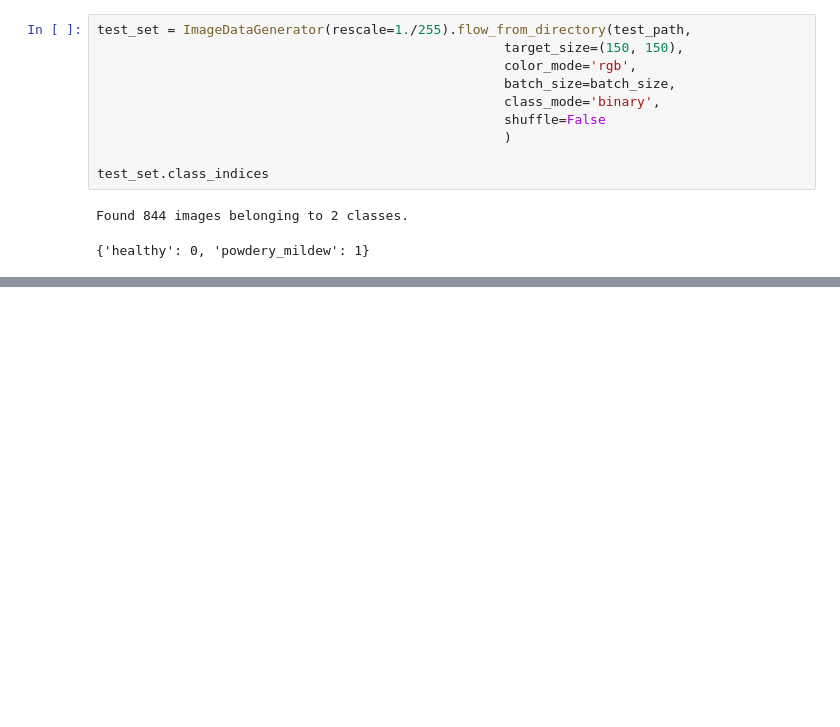
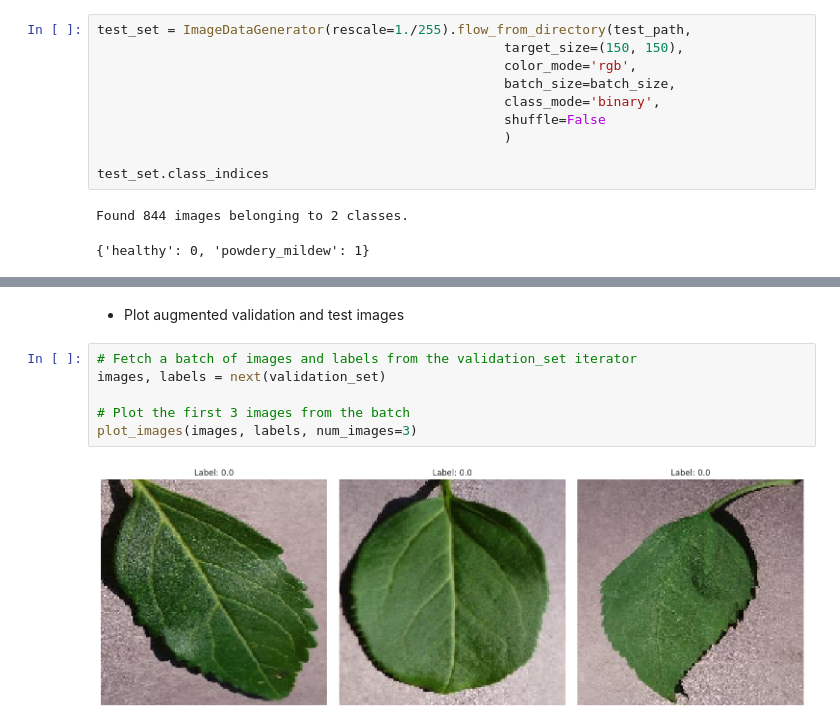
Before and after one commit to Mawadda-Kadi/mildew-detection-in-cherry-leaves, a Jupyter notebook: jupyter_notebooks/3-modelling-and-evaluating.ipynb, the cells around one changed output, grey strips where cells are left out. Saved outputs shown, nothing was run; the diff lists cells and outputs as text; blank space fills up the shorter version.

```diff
--- a/jupyter_notebooks/3-modelling-and-evaluating.ipynb
+++ b/jupyter_notebooks/3-modelling-and-evaluating.ipynb
@@ -273,0 +300,10 @@ plot_images(images, labels, num_images=3)
+# %% [markdown]
+- Plot augmented validation and test images
+# %%
+# Fetch a batch of images and labels from the validation_set iterator
+images, labels = next(validation_set)
+
+# Plot the first 3 images from the batch
+plot_images(images, labels, num_images=3)
+# %% [output]
+[figure, added]
```
Also changed, not shown: parts of 21 cells of this notebook, 1 other file.
